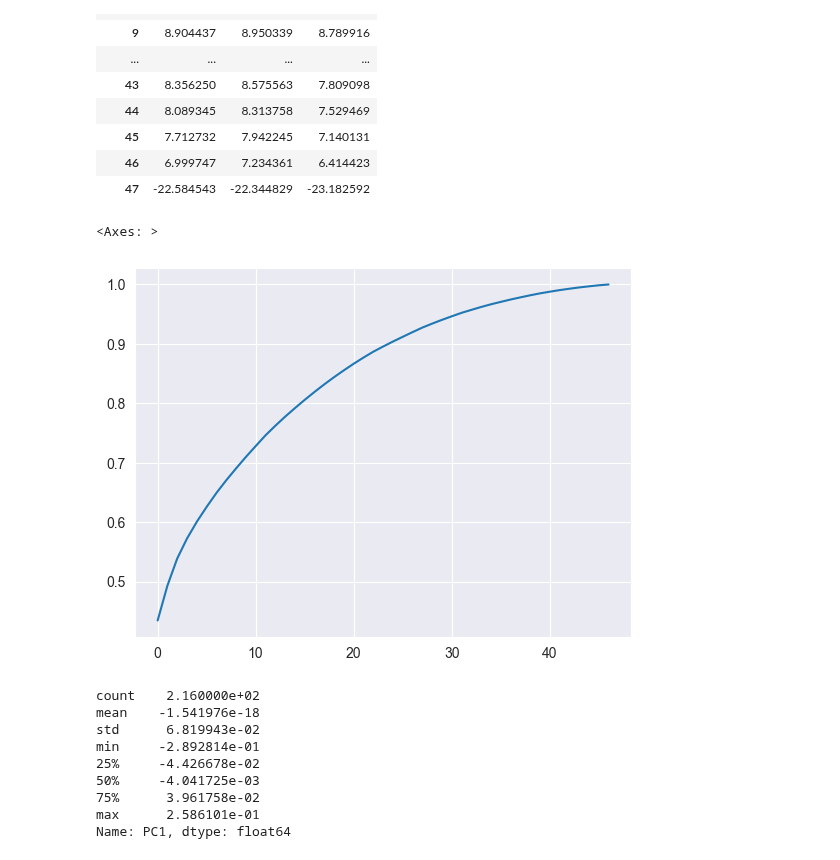
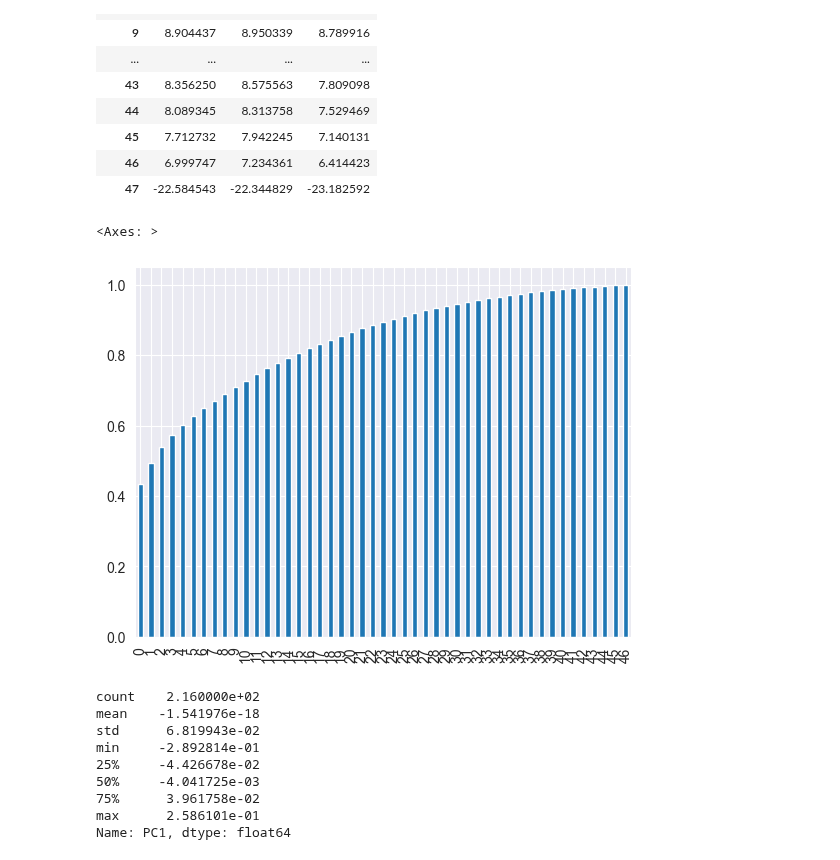
Before and after one commit to RomainCastellarnau/Financial-Econometrics-II, a Jupyter notebook: Code/core_portfolio.ipynb, the cells around one changed output. Cells and saved outputs as stored; diff of their text form; code cells hidden in the pictures.

```diff
--- a/Code/core_portfolio.ipynb
+++ b/Code/core_portfolio.ipynb
@@ -70,10 +70,10 @@ bic_values
 eigen_values = model.eigenvalues
 variance_explained = model.variance_explained
 # %%
-variance_explained.plot()
+variance_explained.plot.bar()
 # %% [output]
 <Axes: >
-[figure, old version]
+[figure, new version]
 # %%
 pc_scores = model.pc_scores
 pc_scores["PC1"].describe()
```
Also changed, not shown: 2 other files.
